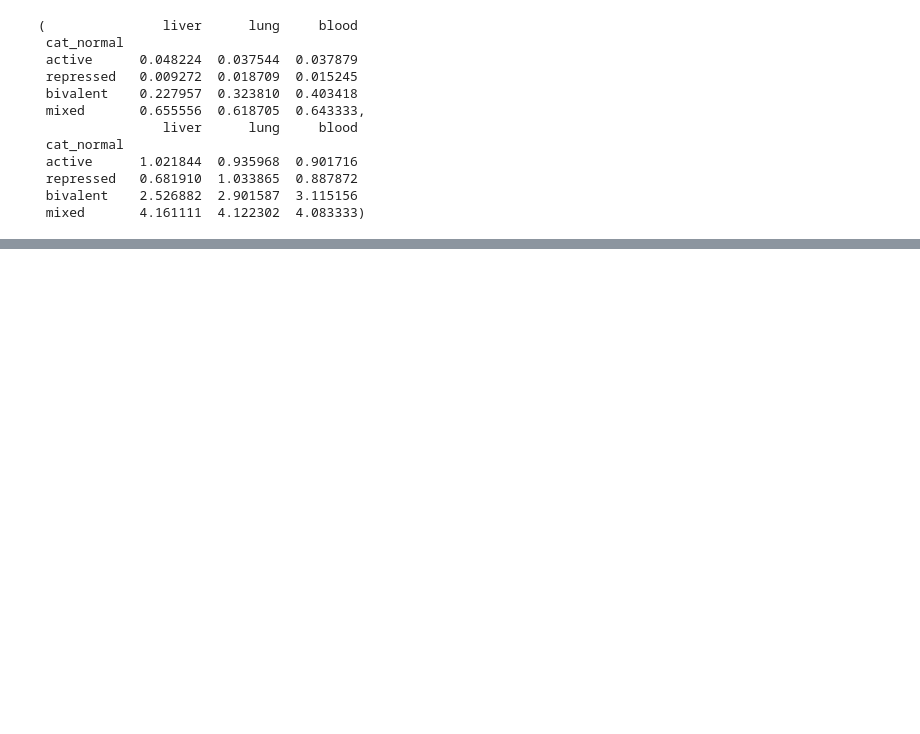
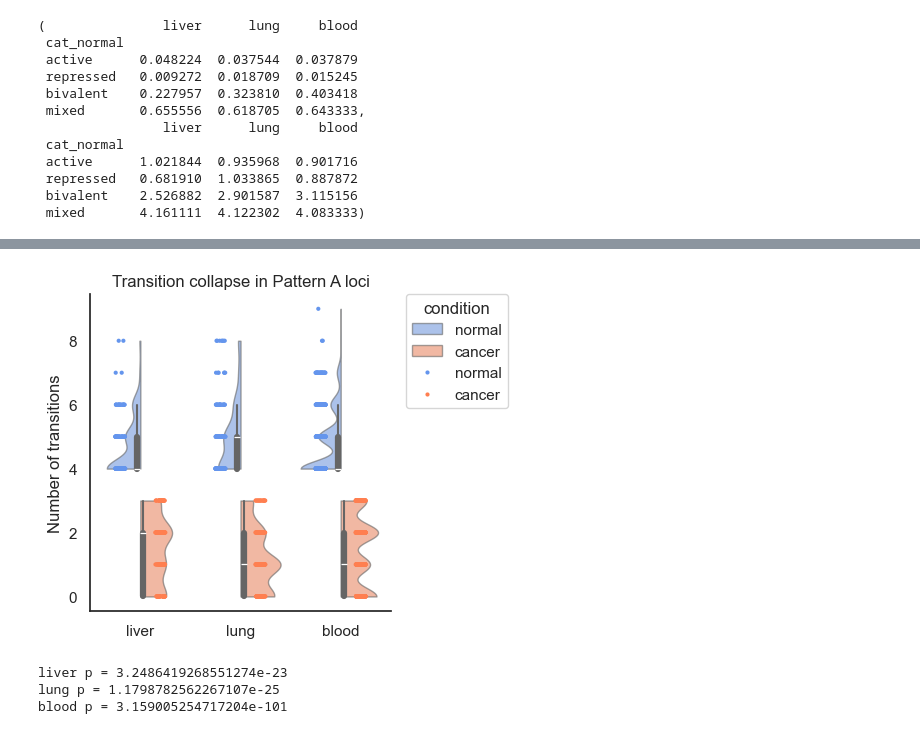
Before and after one commit to caocao0525/HERV, a Jupyter notebook: herv_util_clean.ipynb, the cells around one changed output, grey strips where cells are left out. Drawn from its saved outputs; the diff is of its cells as text; code cells hidden in the pictures; blank space fills up the shorter version.

```diff
--- a/herv_util_clean.ipynb
+++ b/herv_util_clean.ipynb
@@ -482,6 +740,7 @@ df_merged_lung = make_merged_ltr_comparison(
     normal_bed=lung_cell,
     cancer_bed=a549_cell,
     ltr_df=df_ltr,
+    gene_df=gene_df,
     remove_o_only=True
 )
 # %%
@@ -505,6 +764,7 @@ df_merged_blood = make_merged_ltr_comparison(
     normal_bed=monocyte_cell,
     cancer_bed=k562_cell,
     ltr_df=df_ltr,
+    gene_df=gene_df,
     remove_o_only=True
 )
 # %%
@@ -630,0 +974,31 @@ plot_hotspot_and_transition_summary(summary_dict)
+# %%
+import pandas as pd
+
+def make_patternA_transition_df(pattern_A_dict):
+    """
+    pattern_A_dict = {
+        "liver": pattern_A_liver,
+        "lung": pattern_A_lung,
+        "blood": pattern_A_blood
+    }
+    """
+
+    dfs = []
+
+    for tissue, df in pattern_A_dict.items():
+        temp = pd.DataFrame({
+            "tissue": tissue,
+            "normal": df["n_trans_normal"],
+            "cancer": df["n_trans_cancer"]
+        })
+
+        temp_long = temp.melt(
+            id_vars="tissue",
+            value_vars=["normal", "cancer"],
+            var_name="condition",
+            value_name="n_trans"
+        )
+
+        dfs.append(temp_long)
+
+    return pd.concat(dfs, ignore_index=True)
@@ -630,0 +1061,22 @@ plot_hotspot_and_transition_summary(summary_dict)
+# %%
+pattern_A_dict = {
+    "liver": pattern_A_liver,
+    "lung": pattern_A_lung,
+    "blood": pattern_A_blood
+}
+
+df_long = make_patternA_transition_df(pattern_A_dict)
+
+plot_patternA_transition_violin(df_long)
+# %% [output]
+[figure, added]
+# %%
+from scipy.stats import wilcoxon
+
+for tissue, df in pattern_A_dict.items():
+    stat, p = wilcoxon(df["n_trans_normal"], df["n_trans_cancer"])
+    print(tissue, "p =", p)
+# %% [output]
+liver p = 3.2486419268551274e-23
+lung p = 1.1798782562267107e-25
+blood p = 3.159005254717204e-101
```
Also changed, not shown: parts of 16 cells of this notebook.
